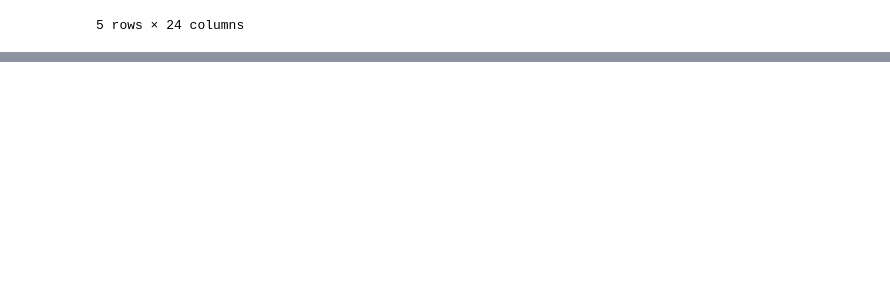
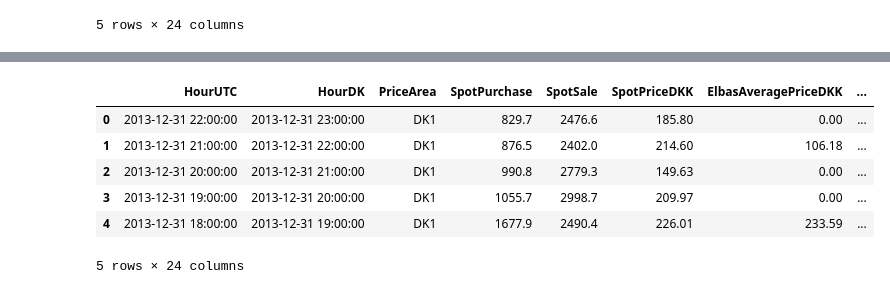
Before and after one commit to ChristianLS/EnergyEconomics, a Jupyter notebook: NotebookEE.ipynb, the cells around one changed output, grey strips where cells are left out. Cells and saved outputs as stored; diff of their text form; code cells hidden in the pictures; blank space fills up the shorter version.

```diff
--- a/NotebookEE.ipynb
+++ b/NotebookEE.ipynb
@@ -117,3 +126,6 @@ final_vest['ElbasAveragePriceDKK']=final_vest['ElbasAveragePriceDKK'].fillna(0)
 final_vest['ElbasAveragePriceDKK'] = pd.to_numeric(final_vest['ElbasAveragePriceDKK'])
 final_vest["price_diff"] = final_vest["ElbasAveragePriceDKK"]-final_vest["SpotPriceDKK"]
 final_vest.loc[final_vest["ElbasAveragePriceDKK"] == 0, "price_diff"] = 0
+
+final_vest["outlier"] = 0
+final_vest.loc[final_vest["SpotPriceDKK"] > 1000, "outlier"] = 1
@@ -261,0 +261,10 @@ final_vest[final_vest["SpotPriceDKK"]>1000]
+# %%
+final_vest.head(5)
+# %% [output]
+|  | HourUTC | HourDK | PriceArea | SpotPurchase | SpotSale | SpotPriceDKK | ElbasAveragePriceDKK | ... |
+| 0 | 2013-12-31 22:00:00 | 2013-12-31 23:00:00 | DK1 | 829.7 | 2476.6 | 185.80 | 0.00 | ... |
+| 1 | 2013-12-31 21:00:00 | 2013-12-31 22:00:00 | DK1 | 876.5 | 2402.0 | 214.60 | 106.18 | ... |
+| 2 | 2013-12-31 20:00:00 | 2013-12-31 21:00:00 | DK1 | 990.8 | 2779.3 | 149.63 | 0.00 | ... |
+| 3 | 2013-12-31 19:00:00 | 2013-12-31 20:00:00 | DK1 | 1055.7 | 2998.7 | 209.97 | 0.00 | ... |
+| 4 | 2013-12-31 18:00:00 | 2013-12-31 19:00:00 | DK1 | 1677.9 | 2490.4 | 226.01 | 233.59 | ... |
+5 rows × 24 columns
```
Also changed, not shown: parts of 14 cells of this notebook.
